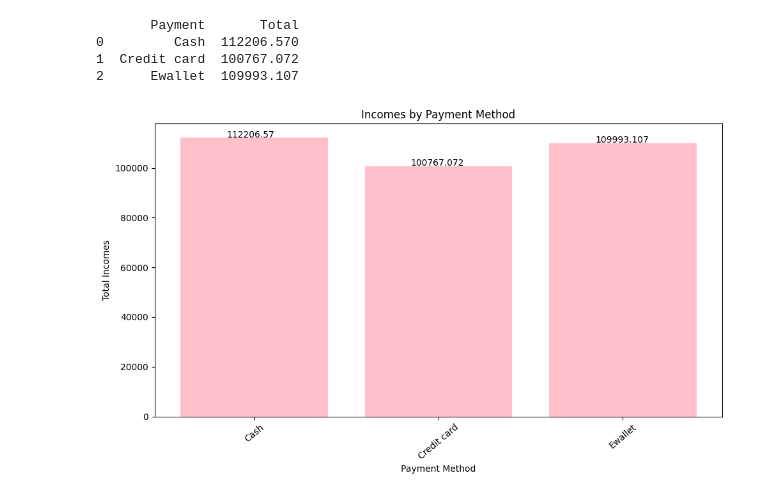
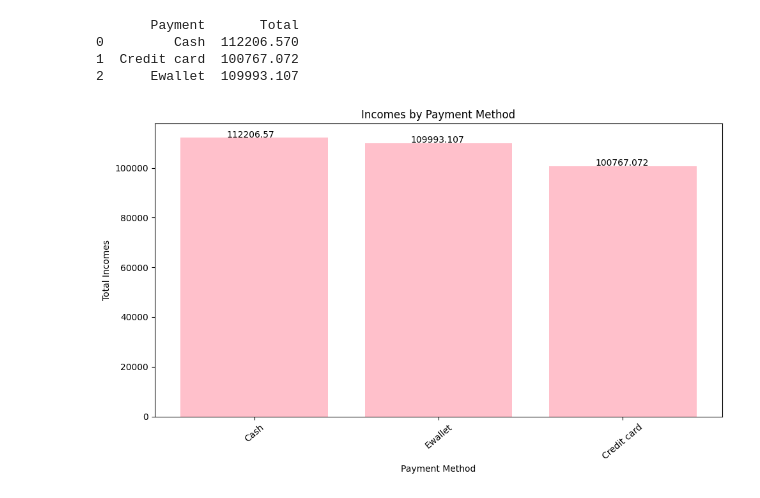
Before and after one commit to irisdev06/Super-Market-Data-Analysis, a Jupyter notebook: SuperNovaMartSalesAnalysis .ipynb, the cells around one changed output. Drawn from its saved outputs; the diff is of its cells as text; code cells hidden in the pictures.

Commit message:
Sorting Data Of Incomes by Payment Method

```diff
--- a/SuperNovaMartSalesAnalysis .ipynb
+++ b/SuperNovaMartSalesAnalysis .ipynb
@@ -284,16 +284,19 @@ print(income_by_method)
 # %%
 payment_methods = income_by_method["Payment"]
 incomes = income_by_method["Total"]
+# %%
+sorted_data = sorted(zip(payment_methods, incomes), key=lambda x: x[1], reverse=True)
+sorted_payment_methods, sorted_incomes = zip(*sorted_data)
 # %%
 plt.figure(figsize=(10, 6))
-bars = plt.bar(payment_methods, incomes, color='pink')
+bars = plt.bar(sorted_payment_methods, sorted_incomes, color='pink')
 plt.xlabel("Payment Method")
 plt.ylabel("Total Incomes")
 plt.title("Incomes by Payment Method")
 plt.xticks(rotation=40)
-for bar, incomes in zip(bars, incomes):
-    plt.text(bar.get_x() + bar.get_width() / 2 - 0.15, bar.get_height() + 100, str(incomes), fontsize=10)
+for bar, income in zip(bars, sorted_incomes):
+    plt.text(bar.get_x() + bar.get_width() / 2 - 0.15, bar.get_height() + 100, str(income), fontsize=10)
 plt.tight_layout()
 plt.show()
 # %% [output]
-[figure, old version]
+[figure, new version]
```
